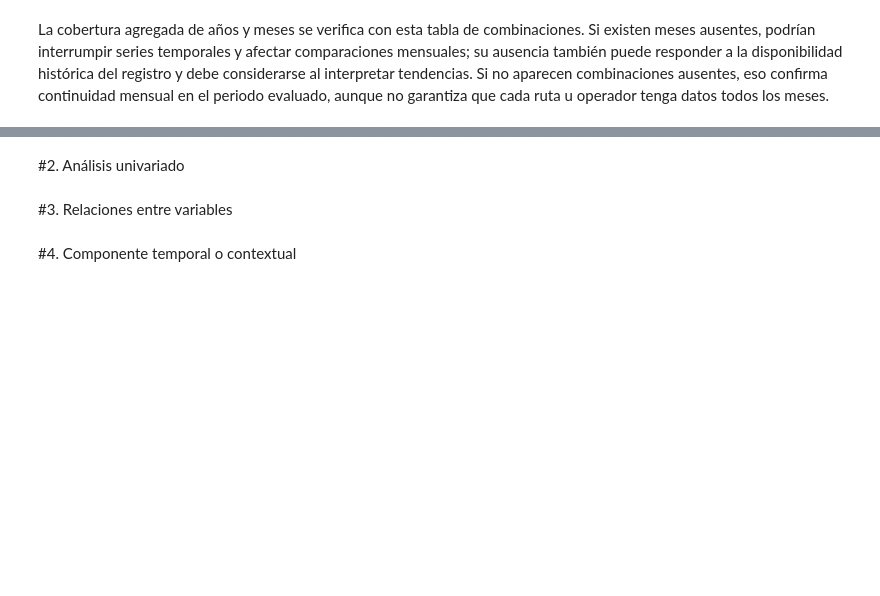
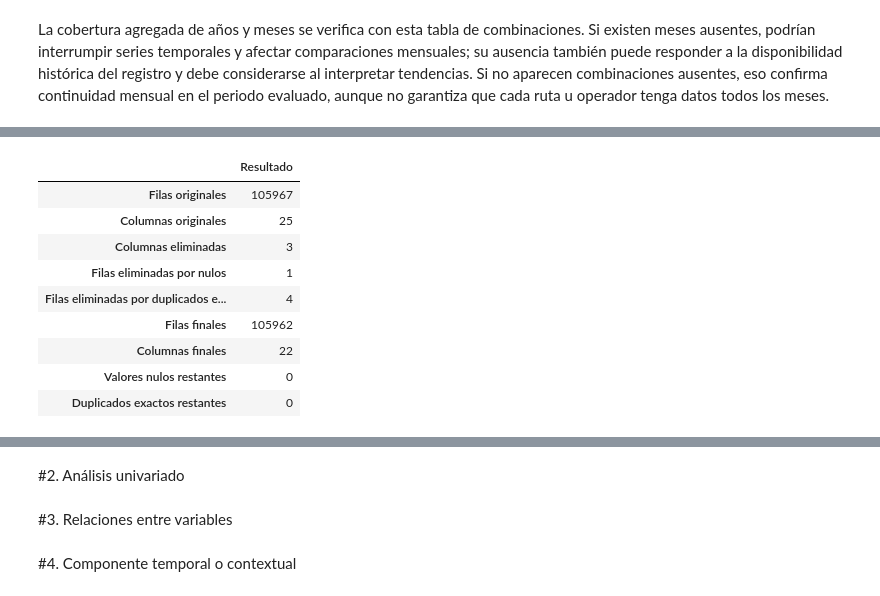
Before and after one commit to MatiasAguileraLobos/Demanda-Aerea-en-Chile-Patrones-y-Oportunidades, a Jupyter notebook: notebooks/02_eda.ipynb, the cells around one changed output, grey strips where cells are left out. Saved outputs shown, nothing was run; the diff lists cells and outputs as text; code cells hidden in the pictures; blank space fills up the shorter version.

```diff
--- a/notebooks/02_eda.ipynb
+++ b/notebooks/02_eda.ipynb
@@ -346,0 +553,78 @@ Quedan pendientes de justificación —sin aplicar cambios en esta etapa— la i
+# %%
+from pathlib import Path
+
+ruta_original_limpieza = Path("trafico_historico.csv")
+ruta_salida_limpieza = Path("trafico_limpio.csv")
+
+# 1. Cargar el archivo original y registrar sus dimensiones.
+df_original_limpieza = pd.read_csv(ruta_original_limpieza, sep=";")
+filas_originales_limpieza, columnas_originales_limpieza = df_original_limpieza.shape
+print(f"Dimensiones originales: {filas_originales_limpieza:,} filas × {columnas_originales_limpieza} columnas")
+
+# 2. Trabajar sobre una copia; el DataFrame df de la exploración no se modifica.
+df_limpio = df_original_limpieza.copy()
+
+# 3. Recortar espacios externos de campos de texto.
+columnas_texto_limpieza = df_limpio.select_dtypes(include=["object", "string"]).columns
+for columna in columnas_texto_limpieza:
+    df_limpio[columna] = df_limpio[columna].str.strip()
+
+# 4. Excluir variables que no son centrales para el análisis principal.
+columnas_excluir_limpieza = ["PAX_LIB", "CAR_LIB", "CORREO"]
+columnas_eliminadas_limpieza = [
+    columna for columna in columnas_excluir_limpieza
+    if columna in df_limpio.columns
+]
+df_limpio = df_limpio.drop(columns=columnas_eliminadas_limpieza)
+
+# 5. Contar y eliminar filas con nulos en las columnas que se conservarán.
+mascara_nulos_limpieza = df_limpio.isna().any(axis=1)
+filas_nulas_eliminadas_limpieza = int(mascara_nulos_limpieza.sum())
+df_limpio = df_limpio.loc[~mascara_nulos_limpieza].copy()
+
+# 6. Eliminar únicamente filas exactamente duplicadas entre las columnas restantes.
+filas_antes_duplicados_limpieza = len(df_limpio)
+df_limpio = df_limpio.drop_duplicates().copy()
+duplicados_eliminados_limpieza = filas_antes_duplicados_limpieza - len(df_limpio)
+
+# 7. Guardar y recargar el archivo para validar el resultado escrito.
+df_limpio.to_csv(ruta_salida_limpieza, sep=";", index=False, encoding="utf-8")
+df_limpio_verificacion = pd.read_csv(ruta_salida_limpieza, sep=";")
+
+nulos_restantes_limpieza = int(df_limpio_verificacion.isna().sum().sum())
+duplicados_restantes_limpieza = int(df_limpio_verificacion.duplicated().sum())
+columnas_excluidas_restantes_limpieza = [
+    columna for columna in columnas_excluir_limpieza
+    if columna in df_limpio_verificacion.columns
+]
+validacion_limpieza_correcta = (
+    nulos_restantes_limpieza == 0
+    and duplicados_restantes_limpieza == 0
+    and len(columnas_excluidas_restantes_limpieza) == 0
+    and df_limpio.shape == df_limpio_verificacion.shape
+)
+
+resumen_limpieza = pd.Series({
+    "Filas originales": filas_originales_limpieza,
+    "Columnas originales": columnas_originales_limpieza,
+    "Columnas eliminadas": len(columnas_eliminadas_limpieza),
+    "Filas eliminadas por nulos": filas_nulas_eliminadas_limpieza,
+    "Filas eliminadas por duplicados exactos": duplicados_eliminados_limpieza,
+    "Filas finales": df_limpio_verificacion.shape[0],
+    "Columnas finales": df_limpio_verificacion.shape[1],
+    "Valores nulos restantes": nulos_restantes_limpieza,
+    "Duplicados exactos restantes": duplicados_restantes_limpieza
+}, name="Resultado")
+display(resumen_limpieza.to_frame())
+
+print("Columnas excluidas presentes en el archivo final:", columnas_excluidas_restantes_limpieza)
+
+if validacion_limpieza_correcta:
+    print("VALIDACIÓN CORRECTA: el archivo recargado no contiene nulos, duplicados exactos ni las columnas excluidas.")
+else:
+    print("AVISO: falló al menos una validación; revisar los resultados antes de usar el archivo.")
+    print("Nulos restantes:", nulos_restantes_limpieza)
+    print("Duplicados exactos restantes:", duplicados_restantes_limpieza)
+    print("Columnas excluidas presentes:", columnas_excluidas_restantes_limpieza)
+    print("Dimensiones coinciden:", df_limpio.shape == df_limpio_verificacion.shape)
+# %% [output]
@@ -346,0 +632,10 @@ Quedan pendientes de justificación —sin aplicar cambios en esta etapa— la i
+|  | Resultado |
+| Filas originales | 105967 |
+| Columnas originales | 25 |
+| Columnas eliminadas | 3 |
+| Filas eliminadas por nulos | 1 |
+| Filas eliminadas por duplicados e... | 4 |
+| Filas finales | 105962 |
+| Columnas finales | 22 |
+| Valores nulos restantes | 0 |
+| Duplicados exactos restantes | 0 |
```
Also changed, not shown: parts of 22 cells of this notebook, 2 other files.
